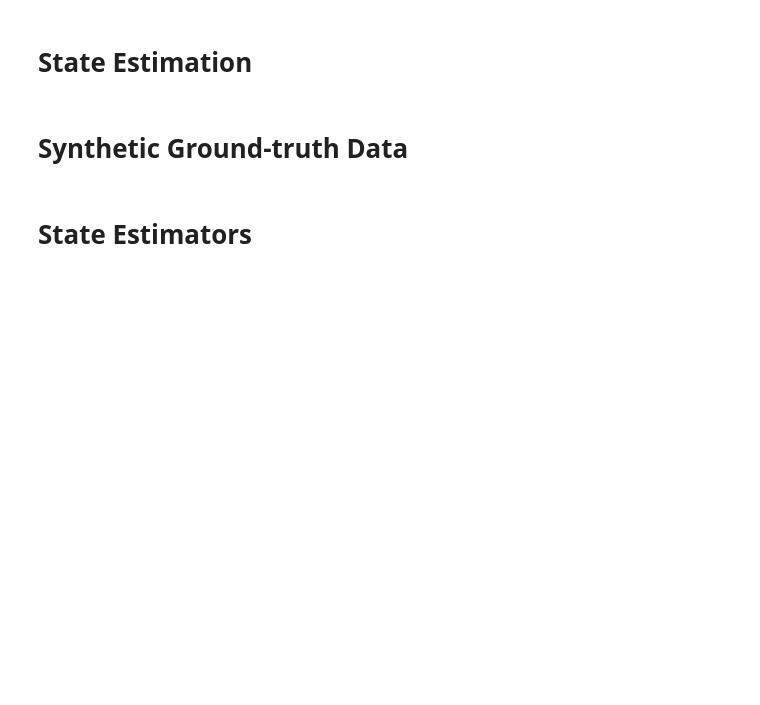
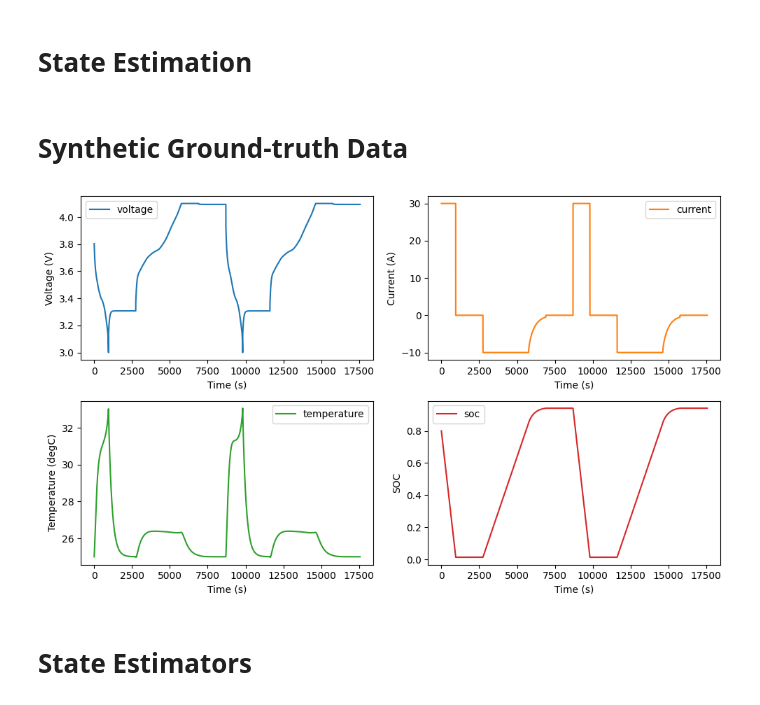
Before and after one commit to ahemmatifar/sox, a Jupyter notebook: examples/state_estimation.ipynb, the cells around one changed output. Cells and saved outputs as stored; diff of their text form; code cells hidden in the pictures; blank space fills up the shorter version.

```diff
--- a/examples/state_estimation.ipynb
+++ b/examples/state_estimation.ipynb
@@ -13,14 +14,32 @@ from sox.filter import CoulombCount, ExtendedKalmanFilter, UnscentedKalmanFilter
 # %%
 battery = Thevenin(default_thevenin_inputs)
 
 dt = 1.0
-solution = battery.solve(protocol.charge_discharge_cycling(number_of_cycles=2, sampling_time_s=dt))
+solution = battery.solve(
+    protocol.charge_discharge_cycling(
+        chg_c_rate=1.0,
+        dchg_c_rate=3.0,
+        number_of_cycles=2,
+        min_dchg_voltage=3.0,
+        sampling_time_s=dt,
+    )
+)
 
 time = solution.time
 voltage = solution.voltage
 current = solution.current
 soc = solution.soc
 cell_temperature = solution.cell_temperature
+
+quick_plot(
+    time=time,
+    data=[voltage, current, cell_temperature, soc],
+    legend=["voltage", "current", "temperature", "soc"],
+    x_label="Time (s)",
+    y_label=["Voltage (V)", "Current (A)", "Temperature (degC)", "SOC"],
+)
+# %% [output]
+[figure, added]
 # %% [markdown]
 # State Estimators
 # %%
```
Also changed, not shown: parts of 5 cells of this notebook, 10 other files.
